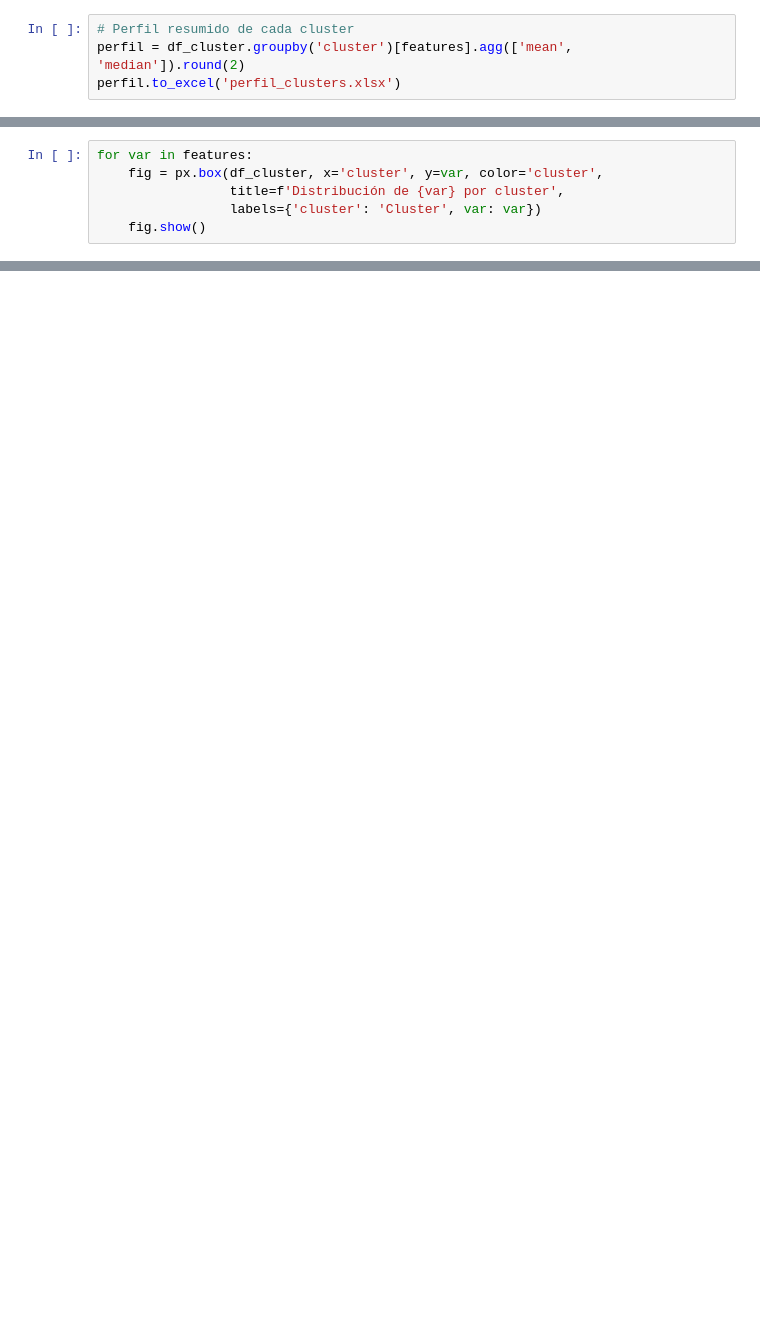
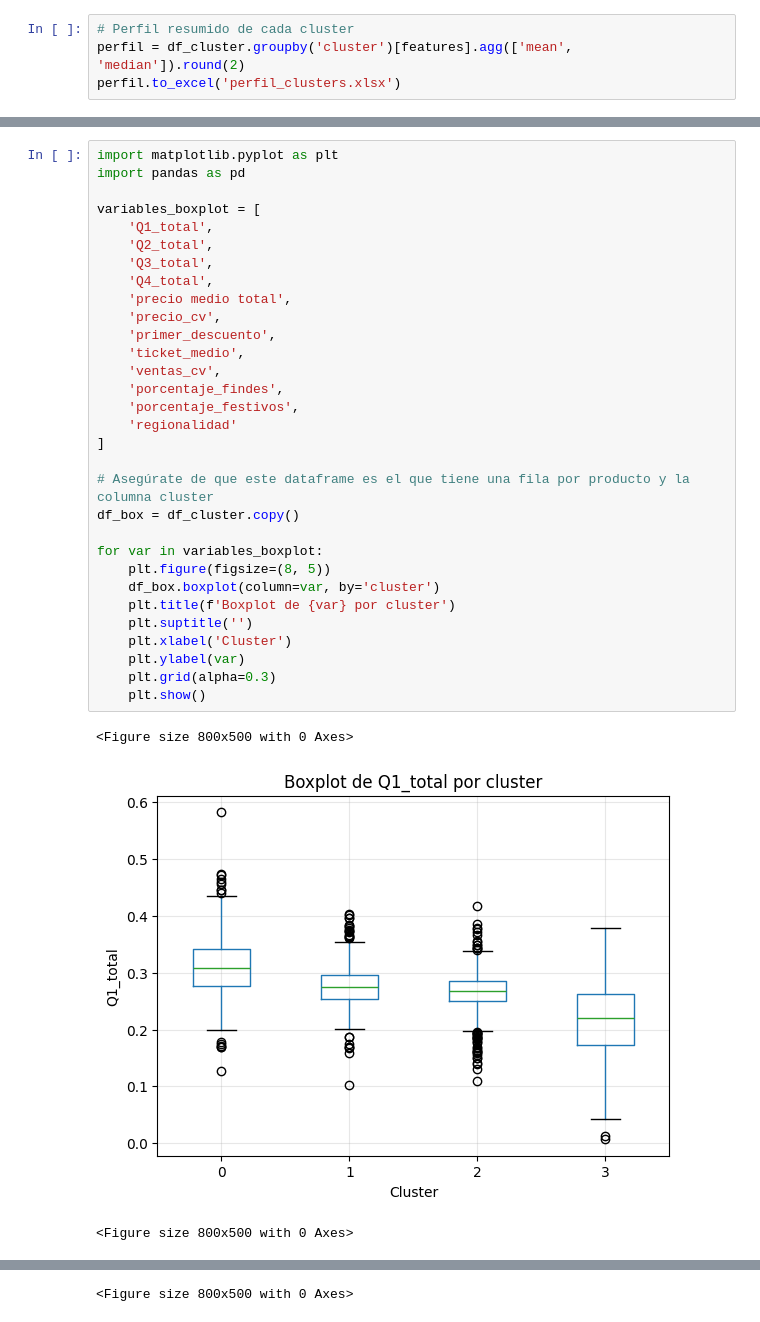
Before and after one commit to luciazarpe/TFM, a Jupyter notebook: clustering productos.ipynb, the cells around one changed output, grey strips where cells are left out. Cells and saved outputs as stored; diff of their text form; blank space fills up the shorter version.

```diff
--- a/clustering productos.ipynb
+++ b/clustering productos.ipynb
@@ -512,6 +685,35 @@ perfil.to_excel('perfil_clusters.xlsx')
 # %%
-for var in features:
-    fig = px.box(df_cluster, x='cluster', y=var, color='cluster',
-                 title=f'Distribución de {var} por cluster',
-                 labels={'cluster': 'Cluster', var: var})
-    fig.show()
+import matplotlib.pyplot as plt
+import pandas as pd
+
+variables_boxplot = [
+    'Q1_total',
+    'Q2_total',
+    'Q3_total',
+    'Q4_total',
+    'precio medio total',
+    'precio_cv',
+    'primer_descuento',
+    'ticket_medio',
+    'ventas_cv',
+    'porcentaje_findes',
+    'porcentaje_festivos',
+    'regionalidad'
+]
+
+# Asegúrate de que este dataframe es el que tiene una fila por producto y la columna cluster
+df_box = df_cluster.copy()
+
+for var in variables_boxplot:
+    plt.figure(figsize=(8, 5))
+    df_box.boxplot(column=var, by='cluster')
+    plt.title(f'Boxplot de {var} por cluster')
+    plt.suptitle('')
+    plt.xlabel('Cluster')
+    plt.ylabel(var)
+    plt.grid(alpha=0.3)
+    plt.show()
+# %% [output]
+<Figure size 800x500 with 0 Axes>
+[figure, added]
+<Figure size 800x500 with 0 Axes>
@@ -517,0 +721 @@ for var in features:
+<Figure size 800x500 with 0 Axes>
```
Also changed, not shown: parts of 12 cells of this notebook, 3 other files.
